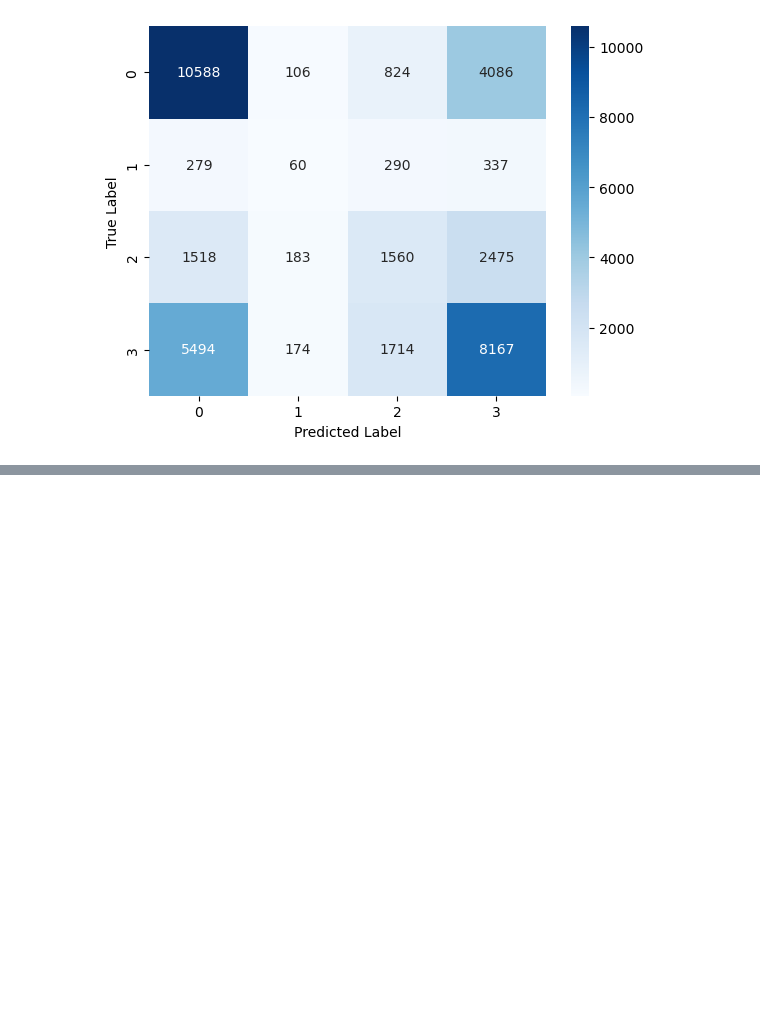
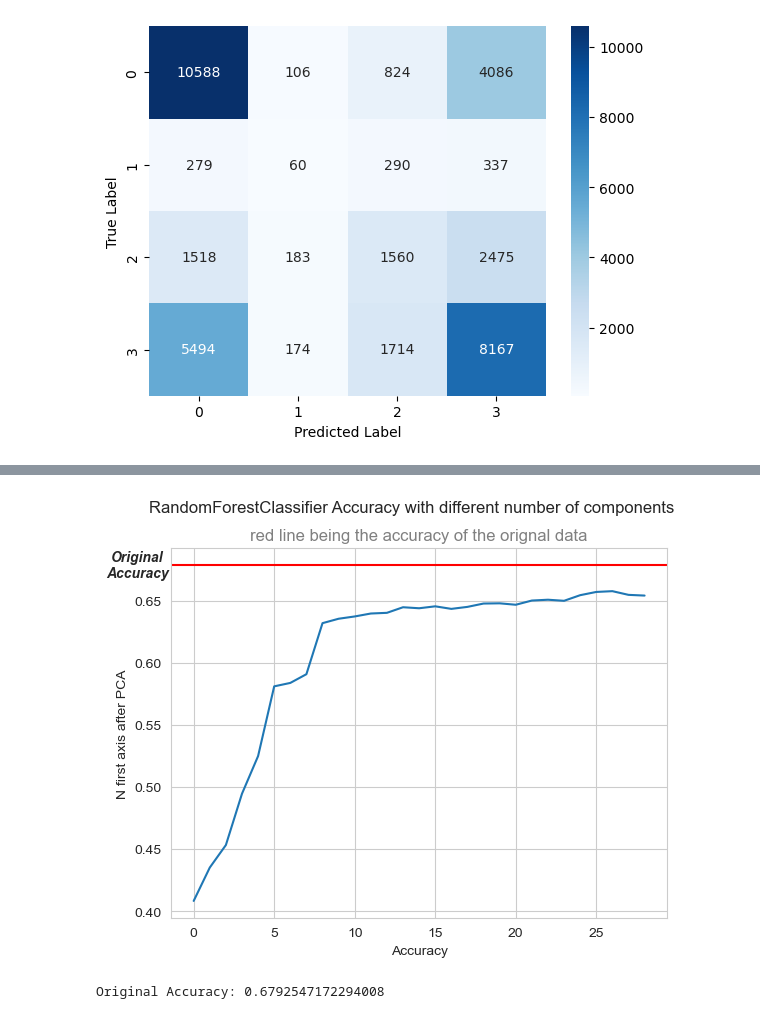
Before and after one commit to kerryghan-relot/LMU_BAM-Bilan-des-Accidents-Mortels, a Jupyter notebook: Template.ipynb, the cells around one changed output, grey strips where cells are left out. Saved outputs shown, nothing was run; the diff lists cells and outputs as text; code cells hidden in the pictures; blank space fills up the shorter version.

```diff
--- a/Template.ipynb
+++ b/Template.ipynb
@@ -194,0 +349,3 @@ weighted avg       0.52      0.54      0.53     37855
+# %%
+# Division des données
+xp_train, xp_test, y_train, y_test = train_test_split(xp[:, :2], y, test_size=0.3, random_state=42)
@@ -194,0 +366,14 @@ weighted avg       0.52      0.54      0.53     37855
+# %%
+start = perf_counter()
+truc = []
+for i in range(1, 30):
+    xp_train, xp_test, y_train, y_test = train_test_split(xp[:, :i], y, test_size=0.3, random_state=42)
+    model = RandomForestClassifier(random_state=42)
+    model.fit(xp_train, y_train)
+    y_pred = model.predict(xp_test)
+    truc.append(accuracy_score(y_test, y_pred))
+end = perf_counter()
+duration = end - start
+
+print(f"It took {duration:.2f} seconds to run this motherfucker")
+print(truc)
@@ -194,0 +383,12 @@ weighted avg       0.52      0.54      0.53     37855
+# %%
+truc = [0.40824758546277534, 0.43511671359772625, 0.4532487697044659, 0.49459196294639335, 0.5249085502250059, 0.581041606358062, 0.5838048369693939, 0.5908313376667808, 0.631937682570594, 0.6354904076423064, 0.6373325613831943, 0.6397010447643359, 0.6402536908866023, 0.6447538093107713, 0.6439379983683781, 0.6454906708071265, 0.6434379852101371, 0.6450432906129109, 0.6477275717782047, 0.6479117871522935, 0.6467538619437354, 0.6501486881233717, 0.6508066001736887, 0.6499381562672701, 0.6544645911734519, 0.6570699228927077, 0.6577015184610121, 0.6547277559935788, 0.6541487933892998]
+plt.plot(truc)
+plt.suptitle(f"{RandomForestClassifier.__name__} Accuracy with different number of components")
+plt.title("red line being the accuracy of the orignal data", color='grey')
+plt.ylabel("N first axis after PCA")
+plt.xlabel("Accuracy")
+plt.text(-3.5, 0.6788336535171978, "Original\nAccuracy", horizontalalignment='center', verticalalignment='center', weight='bold', style="italic")
+plt.axhline(0.6788336535171978, color='r')
+plt.show()
+# %% [output]
+[figure, added]
@@ -194,0 +405,5 @@ weighted avg       0.52      0.54      0.53     37855
+# %%
+
+print(f"Original Accuracy: {my_PCA.original_accuracy}")
+# %% [output]
+Original Accuracy: 0.6792547172294008
```
Also changed, not shown: parts of 17 cells of this notebook, 5 other files.
